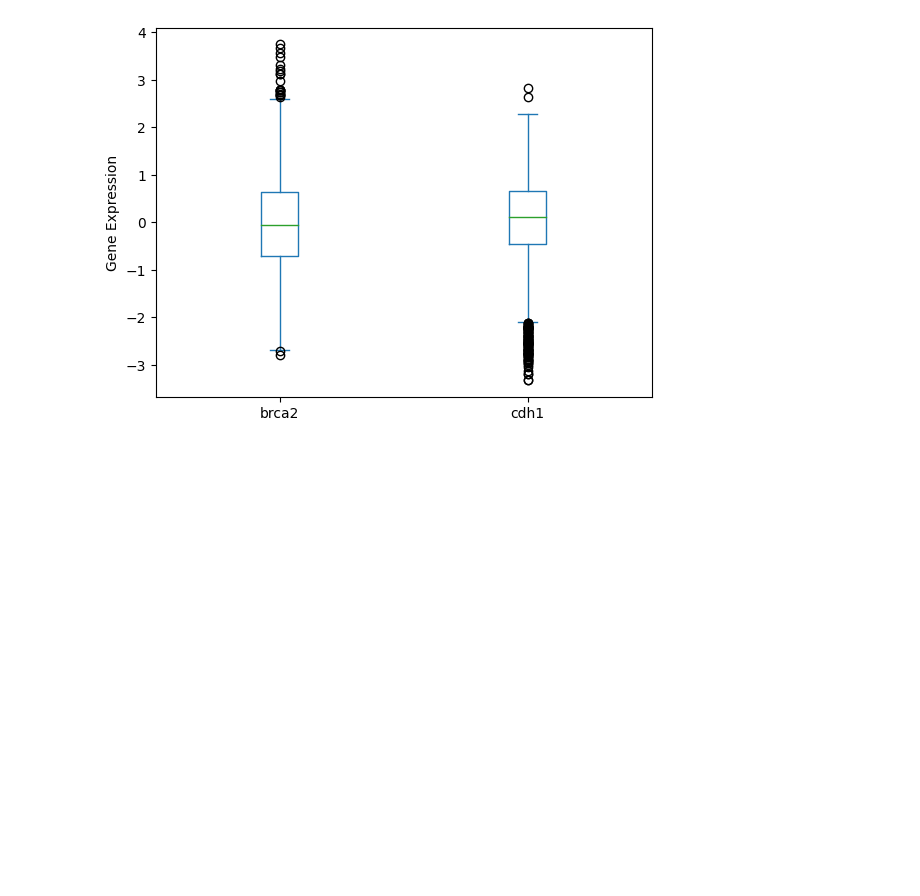
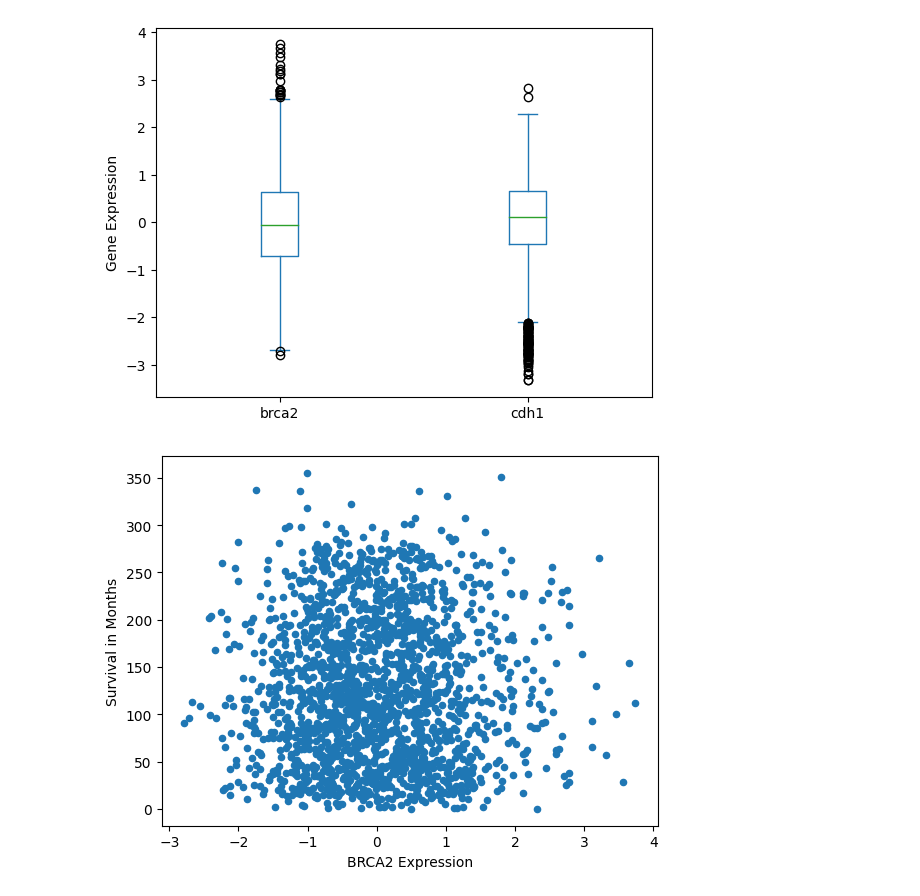
Before and after one commit to lilythomson13/finalproject, a Jupyter notebook: EDA.ipynb, the cells around one changed output. Saved outputs shown, nothing was run; the diff lists cells and outputs as text; code cells hidden in the pictures; blank space fills up the shorter version.

```diff
--- a/EDA.ipynb
+++ b/EDA.ipynb
@@ -143,0 +142,10 @@ plt.show()
+# %%
+# scatterplot of relationship between BRCA2 expression and survival in months
+df.plot.scatter(x='brca2', y='overall_survival_months')
+
+plt.xlabel('BRCA2 Expression')
+plt.ylabel('Survival in Months')
+
+plt.show()
+# %% [output]
+[figure, added]
```
Also changed, not shown: parts of 3 cells of this notebook.
